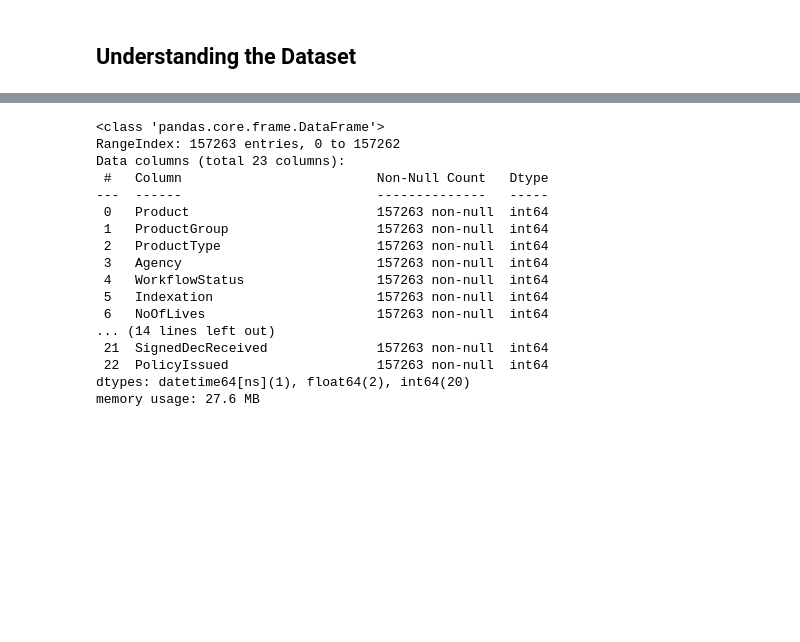
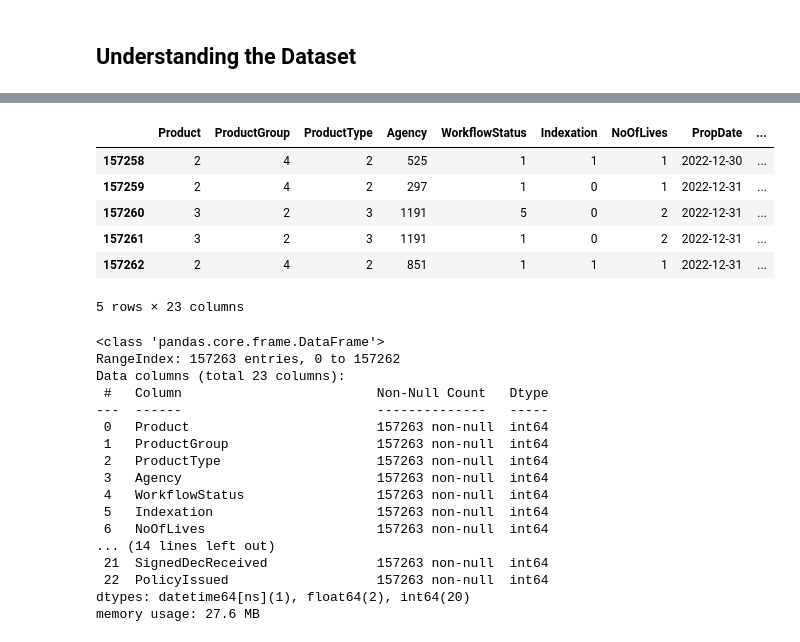
Before and after one commit to greg-la/MSc-Capstone, a Jupyter notebook: 1. Data Cleansing.ipynb, the cells around one changed output, grey strips where cells are left out. Drawn from its saved outputs; the diff is of its cells as text; code cells hidden in the pictures; blank space fills up the shorter version.

```diff
--- a/1. Data Cleansing.ipynb
+++ b/1. Data Cleansing.ipynb
@@ -35,3 +46,14 @@ df.head()
+# %%
+# View bottom rows of df
+df.tail()
+# %% [output]
+|  | Product | ProductGroup | ProductType | Agency | WorkflowStatus | Indexation | NoOfLives | PropDate | ... |
+| 157258 | 2 | 4 | 2 | 525 | 1 | 1 | 1 | 2022-12-30 | ... |
+| 157259 | 2 | 4 | 2 | 297 | 1 | 0 | 1 | 2022-12-31 | ... |
+| 157260 | 3 | 2 | 3 | 1191 | 5 | 0 | 2 | 2022-12-31 | ... |
+| 157261 | 3 | 2 | 3 | 1191 | 1 | 0 | 2 | 2022-12-31 | ... |
+| 157262 | 2 | 4 | 2 | 851 | 1 | 1 | 1 | 2022-12-31 | ... |
+5 rows × 23 columns
 # %%
 # Get an overview of the dataset, including column names, non-null counts, and data types
 df.info()
```
Also changed, not shown: parts of 3 cells of this notebook, 2 other files.
